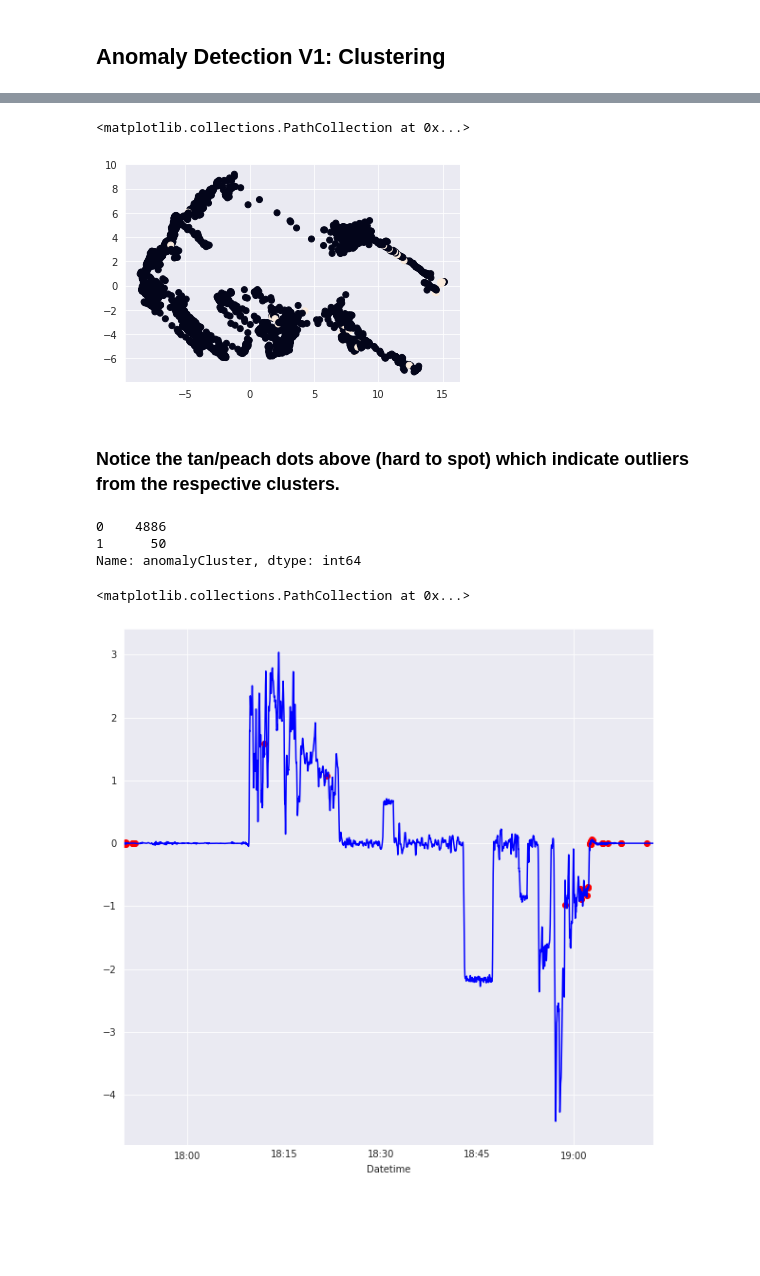
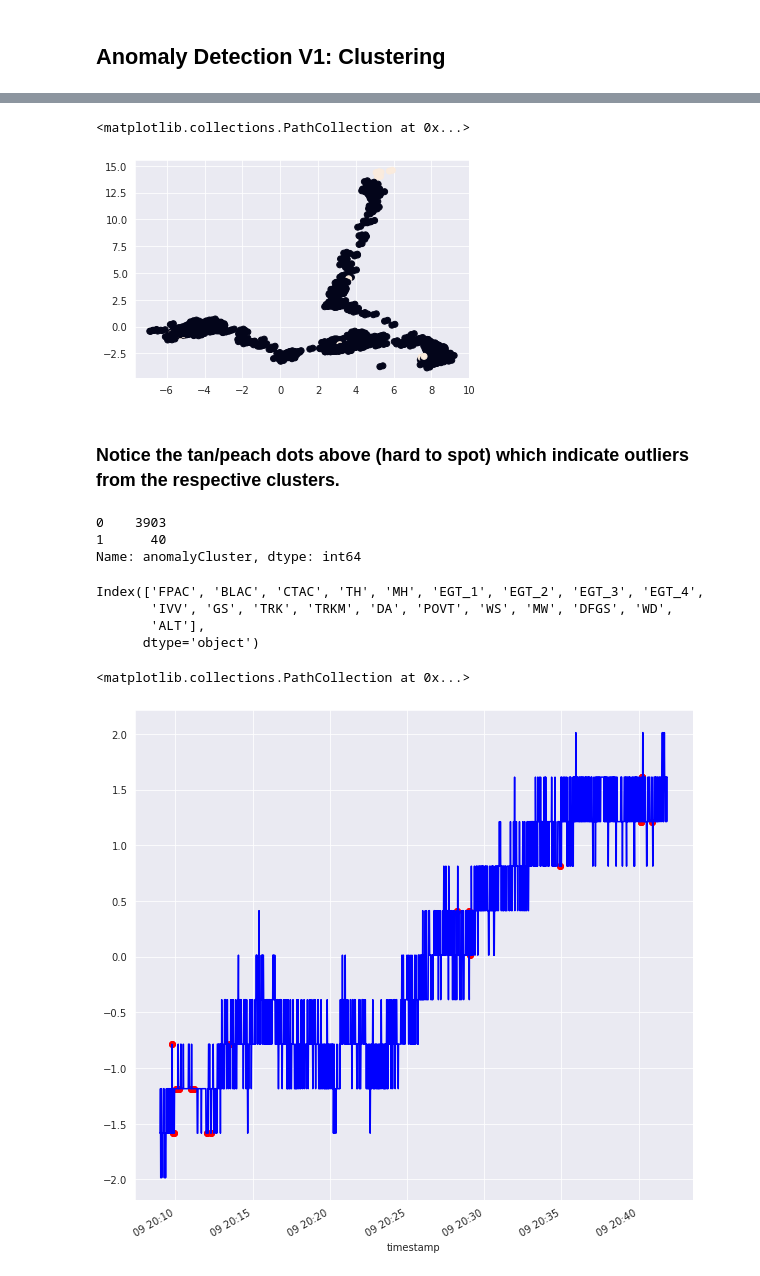
Before and after one commit to Information-International-Associates/VAULT-Telemetry-Practice, a Jupyter notebook: FlightTimeSeriesEDA.ipynb, the cells around one changed output, grey strips where cells are left out. Saved outputs shown, nothing was run; the diff lists cells and outputs as text; code cells hidden in the pictures; blank space fills up the shorter version.

```diff
--- a/FlightTimeSeriesEDA.ipynb
+++ b/FlightTimeSeriesEDA.ipynb
@@ -9,11 +10,16 @@ from sklearn import preprocessing
 # %% [markdown]
 # Load the Dataset
 # %%
-s3 = boto3.client('s3')
+bucket_name = 'iiaweb-s3-io-practice-bucket'
+key = '652/1/652200101092009.gzip'
 
-bucket = 'iiaweb-s3-io-practice-bucket'
-file_name = '667/667200403101750.csv'
-obj = s3.get_object(Bucket= bucket, Key= file_name)
-df = pd.read_csv(obj['Body'])
+s3_client = boto3.client('s3')
+
+# key = zipped_filekeys[0]
+obj = s3_client.get_object(Bucket= bucket_name, Key= key)
+
+
+print("Loading file: ", key)
+df = pd.read_csv(obj['Body'], compression='gzip')
 df.head()
 # %% [output]
@@ -69,3 +76,6 @@ warnings.head()
 5 rows × 187 columns
 # %% [markdown]
 # Preprocessing
+# %%
+df['SecondsElapsed'] = list(range(len(df)))
+df.head()
@@ -72,6 +90,6 @@ warnings.head()
 # %%
-df.Datetime = pd.to_datetime(df.Datetime)
-df = df.set_index('Datetime')
+df.timestamp = pd.to_datetime(df.timestamp)
+df = df.set_index('timestamp')
 df.head()
 # %% [output]
 |  | FPAC | BLAC | CTAC | TH | MH | EGT_1 | EGT_2 | EGT_3 | EGT_4 | IVV | ... | ... |
@@ -177,7 +195,7 @@ df.head()
 def getDistanceByPoint(d, model):
     distance = []
     for i in range(0,len(d)):
-        Xa = np.array(d.iloc[i][:186])
+        Xa = np.array(d.iloc[i][:187])
         Xb = model.cluster_centers_[model.labels_[i]-1]
         distance.append(np.linalg.norm(Xa-Xb))
     return distance
@@ -194,20 +212,28 @@ df['anomalyCluster'] = (distance >= threshold).astype(int)
 plt.scatter(principal_components[:,0], principal_components[:,1], c=df['anomalyCluster'])
 # %% [output]
 <matplotlib.collections.PathCollection at 0x...>
-[figure, old version]
+[figure, new version]
 # %% [markdown]
 ### Notice the tan/peach dots above (hard to spot) which indicate outliers from the respective clusters.
 # %%
 df['anomalyCluster'].value_counts()
 # %% [output]
-0    4886
-1      50
+0    3903
+1      40
 Name: anomalyCluster, dtype: int64
+# %%
+df.columns[:20]
+# %% [output]
+Index(['FPAC', 'BLAC', 'CTAC', 'TH', 'MH', 'EGT_1', 'EGT_2', 'EGT_3', 'EGT_4',
+       'IVV', 'GS', 'TRK', 'TRKM', 'DA', 'POVT', 'WS', 'MW', 'DFGS', 'WD',
+       'ALT'],
+      dtype='object')
 # %%
-a = df[df['anomalyCluster'] == 1]['IVV'] #anomaly
+col = 'ALT'
+a = df[df['anomalyCluster'] == 1][col] #anomaly
 plt.figure(figsize=(10,10))
-df['IVV'].plot(color='blue')
+df[col].plot(color='blue')
 plt.scatter(a.index, a, color='red')
 # %% [output]
 <matplotlib.collections.PathCollection at 0x...>
-[figure, old version]
+[figure, new version]
```
Also changed, not shown: parts of 17 cells of this notebook, 2 other files.
